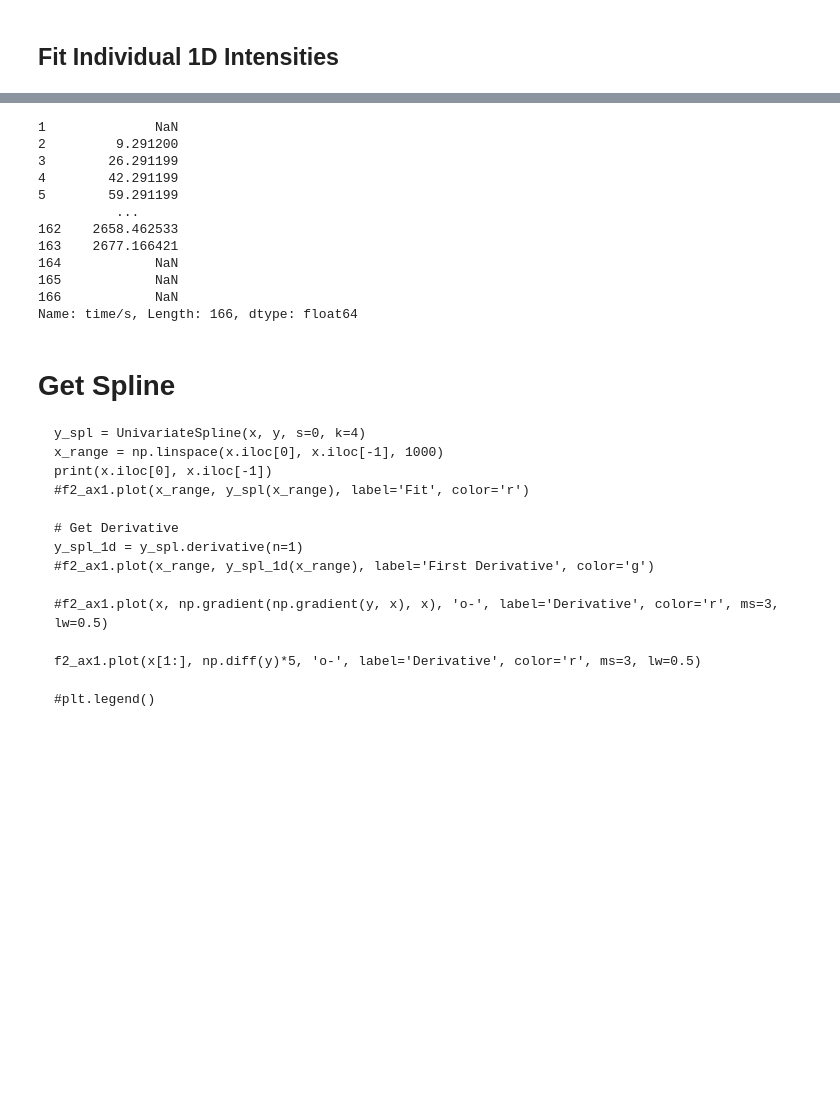
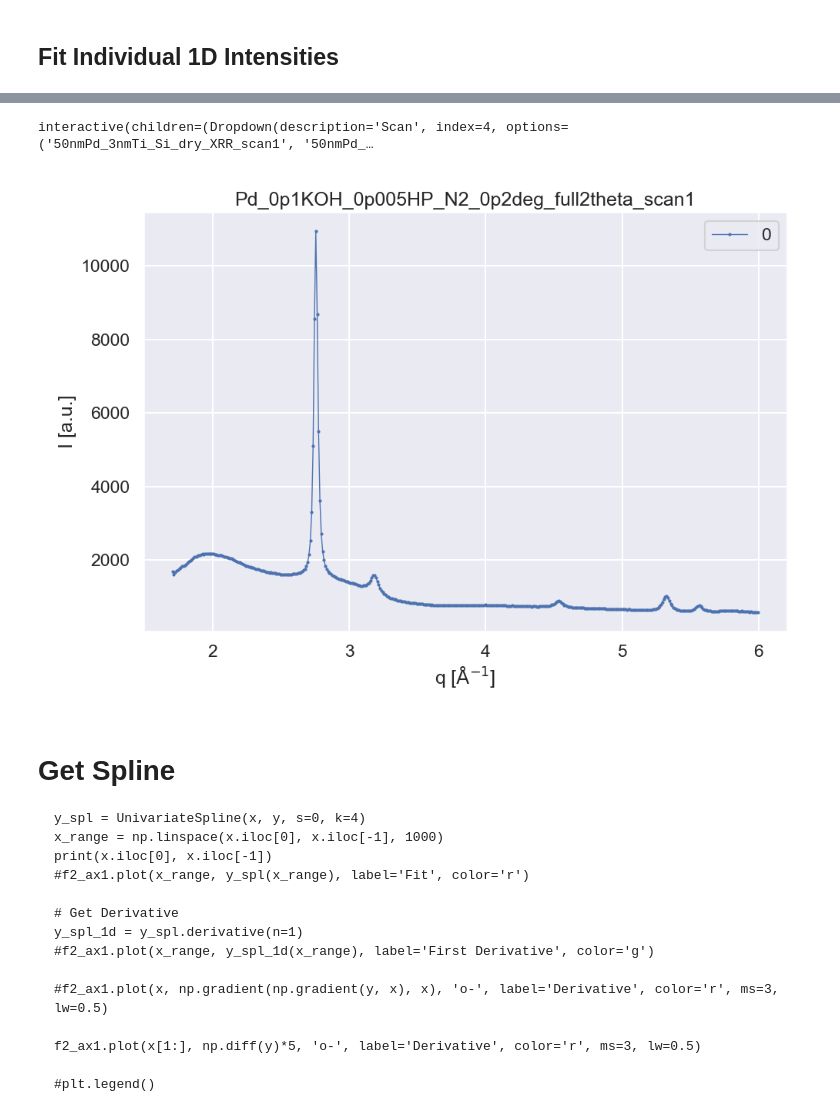
Before and after one commit to v-thampy/analysis_notebooks, a Jupyter notebook: fitting/fitting_analysis.ipynb, the cells around one changed output, grey strips where cells are left out. Drawn from its saved outputs; the diff is of its cells as text; code cells hidden in the pictures; blank space fills up the shorter version.

```diff
--- a/fitting/fitting_analysis.ipynb
+++ b/fitting/fitting_analysis.ipynb
@@ -53,2 +0,0 @@ raw data-frame (head)
-# %%
-a = b'12/12/13'
@@ -620,0 +235,8 @@ interactive(children=(Dropdown(description='scan', options=('PNb9O25_17H_20C_10e
+# %%
+base_path = Path(r'/Users/vthampy/SSRL_Data/Ashton/May2024')
+
+# Name of pickle file to store dictionary
+reduced_data_path = base_path / 'reduced_data'
+pickle_file = reduced_data_path / 'reduced_data_1D.pkl'
+
+xy = pickle.load(open(pickle_file, 'rb'))
@@ -1133,18 +869,3 @@ NameError: name 'df_echem' is not defined
-# %%
-df['time/s']
-# %% [output]
-1              NaN
-2         9.291200
-3        26.291199
-4        42.291199
-5        59.291199
-          ...
-162    2658.462533
-163    2677.166421
-164            NaN
-165            NaN
-166            NaN
-Name: time/s, Length: 166, dtype: float64
 # %%
 
 @interact(
@@ -1165,6 +886,61 @@ def plot_echem(x_col, y_col, cycles):
 
     f2_ax1.set_xlabel(x_col)
     f2_ax1.set_ylabel(y_col)
+# %%
+f1, f1_ax1 = plt.subplots(ncols=1, figsize=(10, 7), layout='tight')
+
+labels = []
+processed_scans = list(xy.keys())
+#xlim_widget = ipy.FloatRangeSlider(min=0, max=70, value=(1.4, 4.4), step=0.005)
+#xlim_widget = ipy.FloatRangeSlider(step=0.1)
+NSlider = ipy.IntSlider(min=0, max=1, step=1, value=0)
+
+@ipy.interact(
+    scan=ipy.Dropdown(options=processed_scans, value=processed_scans[-1]),
+    N=NSlider,
+    xaxis=ipy.Dropdown(options=['q', 'tth'], value='q'),
+    log=False,
+    overlay=False
+)
+# def show_iq(Scan, xaxis, xlim, log, overlay):
+def show_iq(Scan, N, xaxis, log, overlay):
+    if not overlay:
+        f1_ax1.cla()
+        labels.clear()
+    # f1_ax1.grid(True)
+
+    fname, scan_num, q, iq = xy[Scan]
+    # q = 4 * np.pi * energy / 12.398 * np.sin(np.deg2rad(tth)/2)
+    # tth = 2 * np.rad2deg( np.arcsin( 12.398 / (4 * np.pi * energy) * q) )
+
+    if iq.ndim > 1:
+        NSlider.max = len(iq)
+        i_q = iq[N]
+    else:
+        NSlider.max = 0
+        i_q = iq
+
+    x, xlabel = q, f'q [${AA}$]'
+    # if xaxis == 'tth':
+    #     x, xlabel = tth, rf'2$\theta$ [$^o$]'
+    #xlim_widget.value = (x.min(), x.max())
+
+    if f'{Scan}_{N}' not in labels:
+        f1_ax1.plot(x, i_q, 'o-', ms=2, lw=1, label=N)
+        labels.append(f'{Scan}_{N}')
+
+    #ax2.set_xlim(xlim)
+    f1_ax1.set_xlabel(xlabel)
+    f1_ax1.set_ylabel('I [a.u.]')
+    if log:
+        f1_ax1.set_yscale('log')
+        f1_ax1.set_ylabel('log(I) [a.u.]')
+
+    f1_ax1.set_title(f'{Scan}')
+    f1_ax1.legend()
+# %% [output]
+interactive(children=(Dropdown(description='Scan', index=4, options=('50nmPd_3nmTi_Si_dry_XRR_scan1', '50nmPd_…
+[figure, added]
 # %% [markdown]
 # Get Spline
     y_spl = UnivariateSpline(x, y, s=0, k=4)
```
Also changed, not shown: parts of 67 cells of this notebook, 4 other files.
